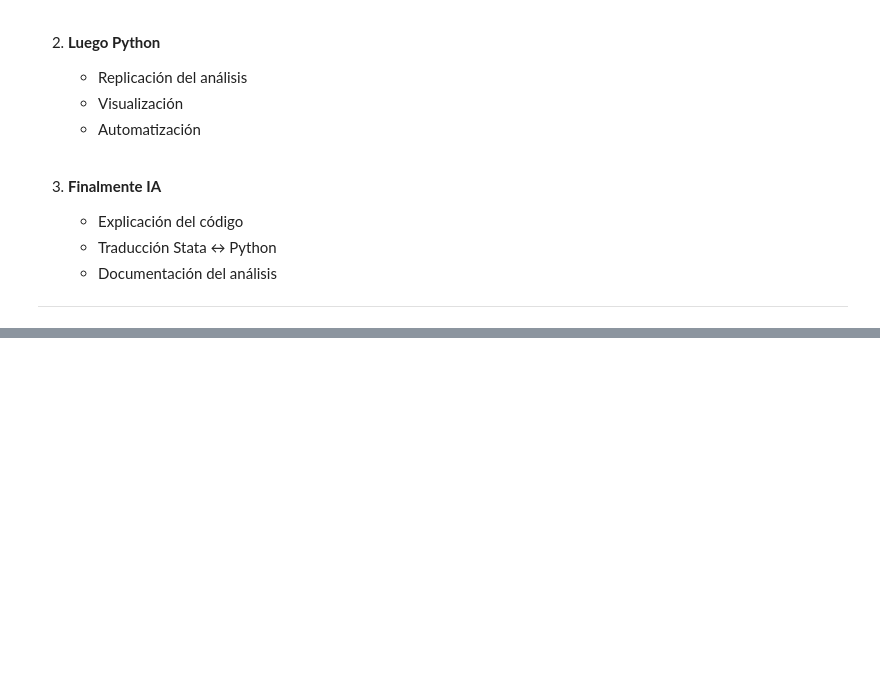
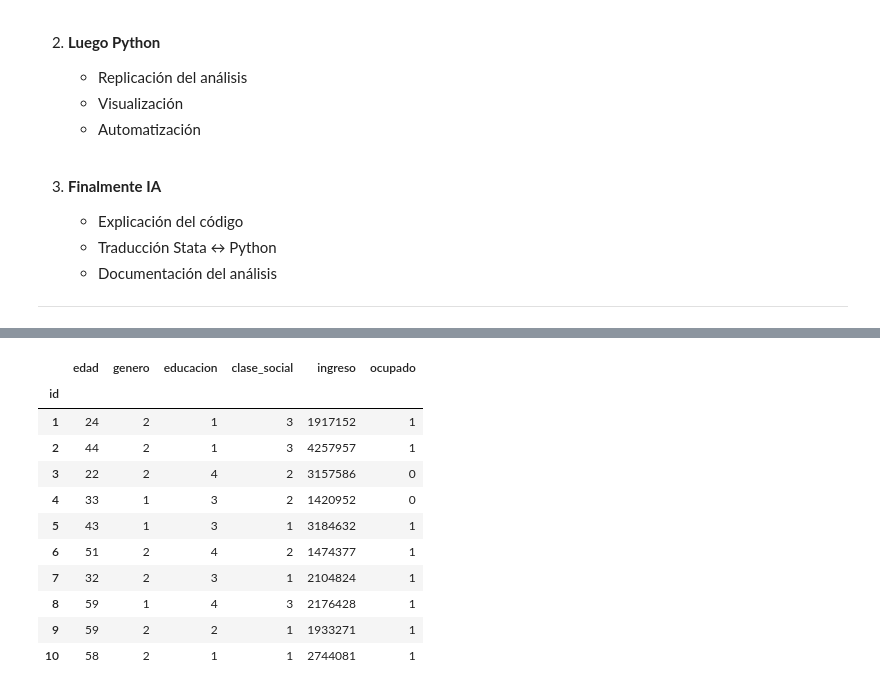
Before and after one commit to marco-canas/curso_analisis_datos_sociales_con_estratificacion, a Jupyter notebook: 1_clases/1_clase/clase_1.ipynb, the cells around one changed output, grey strips where cells are left out. Drawn from its saved outputs; the diff is of its cells as text; code cells hidden in the pictures; blank space fills up the shorter version.

```diff
--- a/1_clases/1_clase/clase_1.ipynb
+++ b/1_clases/1_clase/clase_1.ipynb
@@ -1304,0 +1533,3 @@ Tú decides cómo seguimos.
+# %%
+df = pd.read_stata("datos_prueba.dta")
+df.head()
@@ -1304,0 +1543,18 @@ Tú decides cómo seguimos.
+# %%
+df.index = df.id
+df = df.drop(columns=["id"])
+# %%
+df
+# %% [output]
+|  | edad | genero | educacion | clase_social | ingreso | ocupado |
+| id |  |  |  |  |  |  |
+| 1 | 24 | 2 | 1 | 3 | 1917152 | 1 |
+| 2 | 44 | 2 | 1 | 3 | 4257957 | 1 |
+| 3 | 22 | 2 | 4 | 2 | 3157586 | 0 |
+| 4 | 33 | 1 | 3 | 2 | 1420952 | 0 |
+| 5 | 43 | 1 | 3 | 1 | 3184632 | 1 |
+| 6 | 51 | 2 | 4 | 2 | 1474377 | 1 |
+| 7 | 32 | 2 | 3 | 1 | 2104824 | 1 |
+| 8 | 59 | 1 | 4 | 3 | 2176428 | 1 |
+| 9 | 59 | 2 | 2 | 1 | 1933271 | 1 |
+| 10 | 58 | 2 | 1 | 1 | 2744081 | 1 |
```
Also changed, not shown: parts of 97 cells of this notebook, 10 other files.
